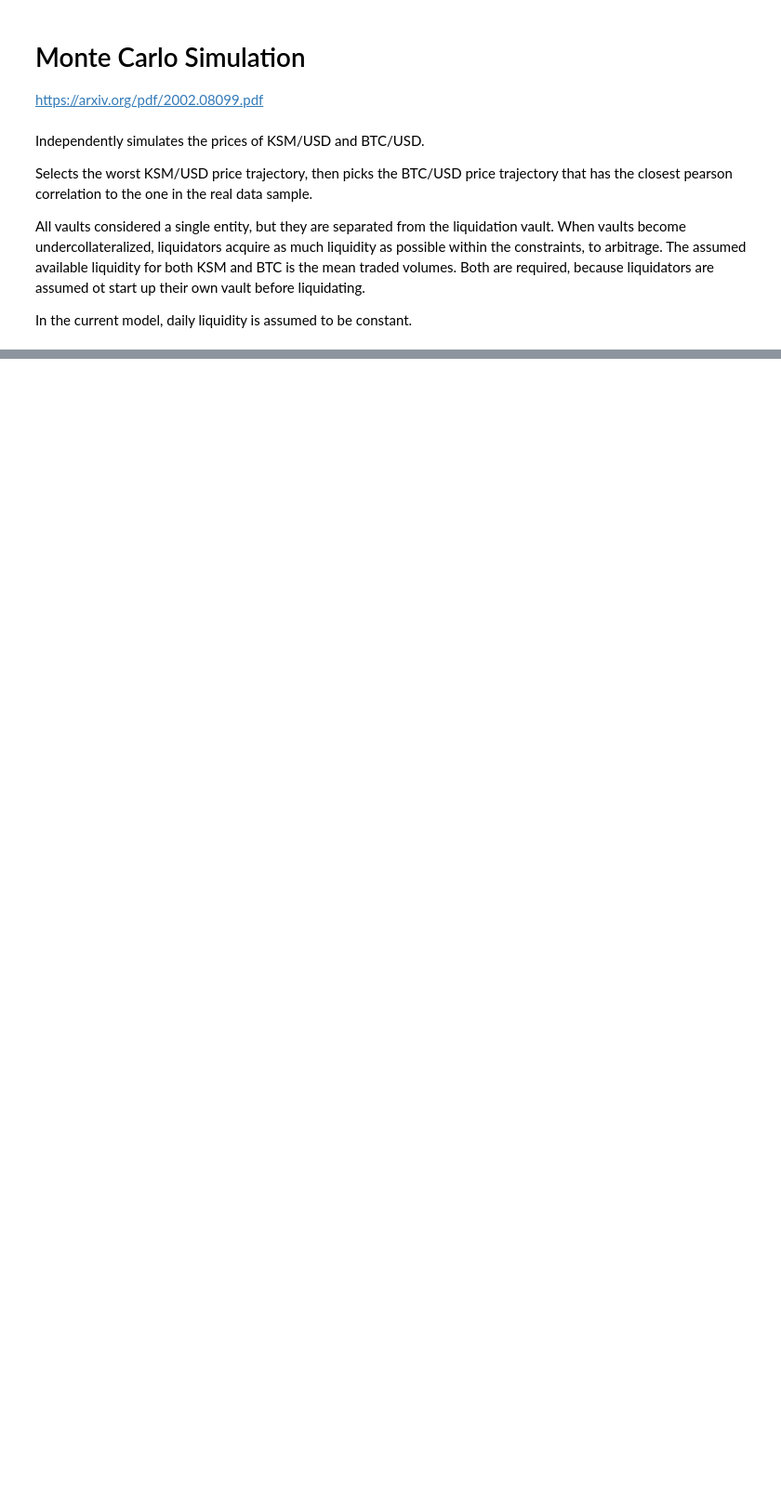
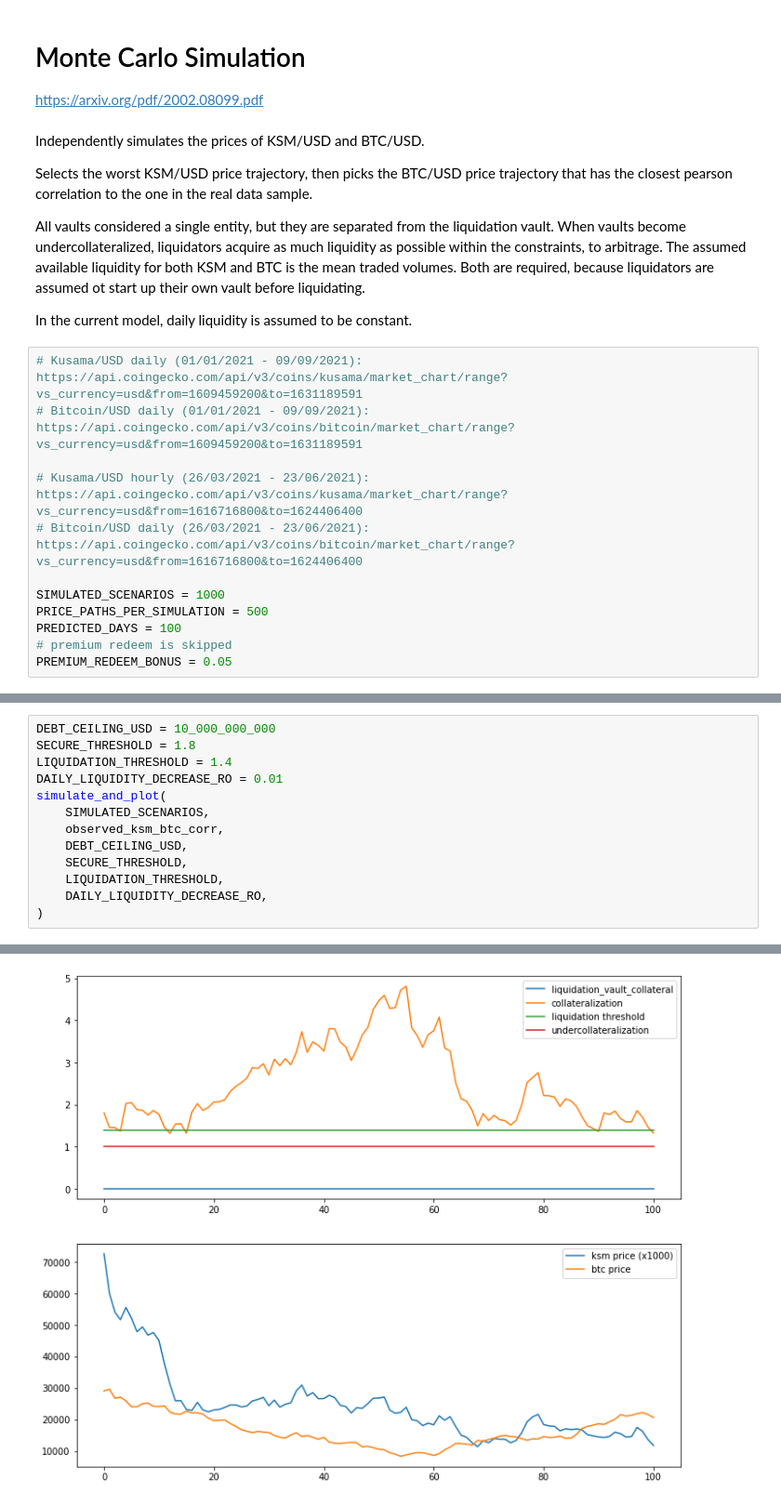
Before and after one commit to interlay/collateralization-analysis, a Jupyter notebook: Kusama Collateral Thresolds.ipynb, the cells around one changed output, grey strips where cells are left out. Shown at 93% size. Cells and saved outputs as stored; diff of their text form; blank space fills up the shorter version.

Commit message:
feat: Increase number of simulations, assume decreasing liquidity

```diff
--- a/Kusama Collateral Thresolds.ipynb
+++ b/Kusama Collateral Thresolds.ipynb
@@ -113,3 +124,15 @@ Selects the worst KSM/USD price trajectory, then picks the BTC/USD price traject
 All vaults considered a single entity, but they are separated from the liquidation vault. When vaults become undercollateralized, liquidators acquire as much liquidity as possible within the constraints, to arbitrage. The assumed available liquidity for both KSM and BTC is the mean traded volumes. Both are required, because liquidators are assumed ot start up their own vault before liquidating.
 
 In the current model, daily liquidity is assumed to be constant.
+# %%
+# Kusama/USD daily (01/01/2021 - 09/09/2021): https://api.coingecko.com/api/v3/coins/kusama/market_chart/range?vs_currency=usd&from=1609459200&to=1631189591
+# Bitcoin/USD daily (01/01/2021 - 09/09/2021): https://api.coingecko.com/api/v3/coins/bitcoin/market_chart/range?vs_currency=usd&from=1609459200&to=1631189591
+
+# Kusama/USD hourly (26/03/2021 - 23/06/2021): https://api.coingecko.com/api/v3/coins/kusama/market_chart/range?vs_currency=usd&from=1616716800&to=1624406400
+# Bitcoin/USD daily (26/03/2021 - 23/06/2021): https://api.coingecko.com/api/v3/coins/bitcoin/market_chart/range?vs_currency=usd&from=1616716800&to=1624406400
+
+SIMULATED_SCENARIOS = 1000
+PRICE_PATHS_PER_SIMULATION = 500
+PREDICTED_DAYS = 100
+# premium redeem is skipped
+PREMIUM_REDEEM_BONUS = 0.05
@@ -238,0 +419,14 @@ plt.legend(["ksm price (x1000)", "btc price"])
+# %%
+DEBT_CEILING_USD = 10_000_000_000
+SECURE_THRESHOLD = 1.8
+LIQUIDATION_THRESHOLD = 1.4
+DAILY_LIQUIDITY_DECREASE_RO = 0.01
+simulate_and_plot(
+    SIMULATED_SCENARIOS,
+    observed_ksm_btc_corr,
+    DEBT_CEILING_USD,
+    SECURE_THRESHOLD,
+    LIQUIDATION_THRESHOLD,
+    DAILY_LIQUIDITY_DECREASE_RO,
+)
+# %% [output]
@@ -238,0 +434 @@ plt.legend(["ksm price (x1000)", "btc price"])
+[figure, added]
```
Also changed, not shown: parts of 12 cells of this notebook, 2 other files.
